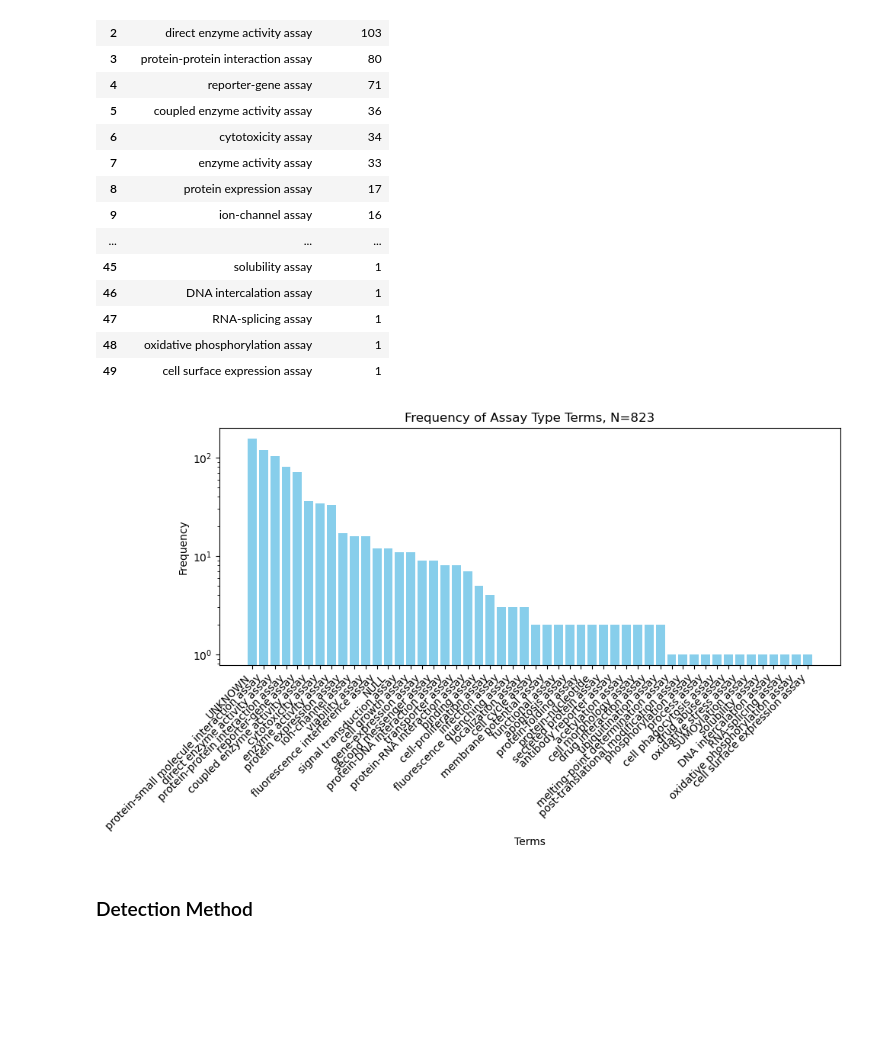
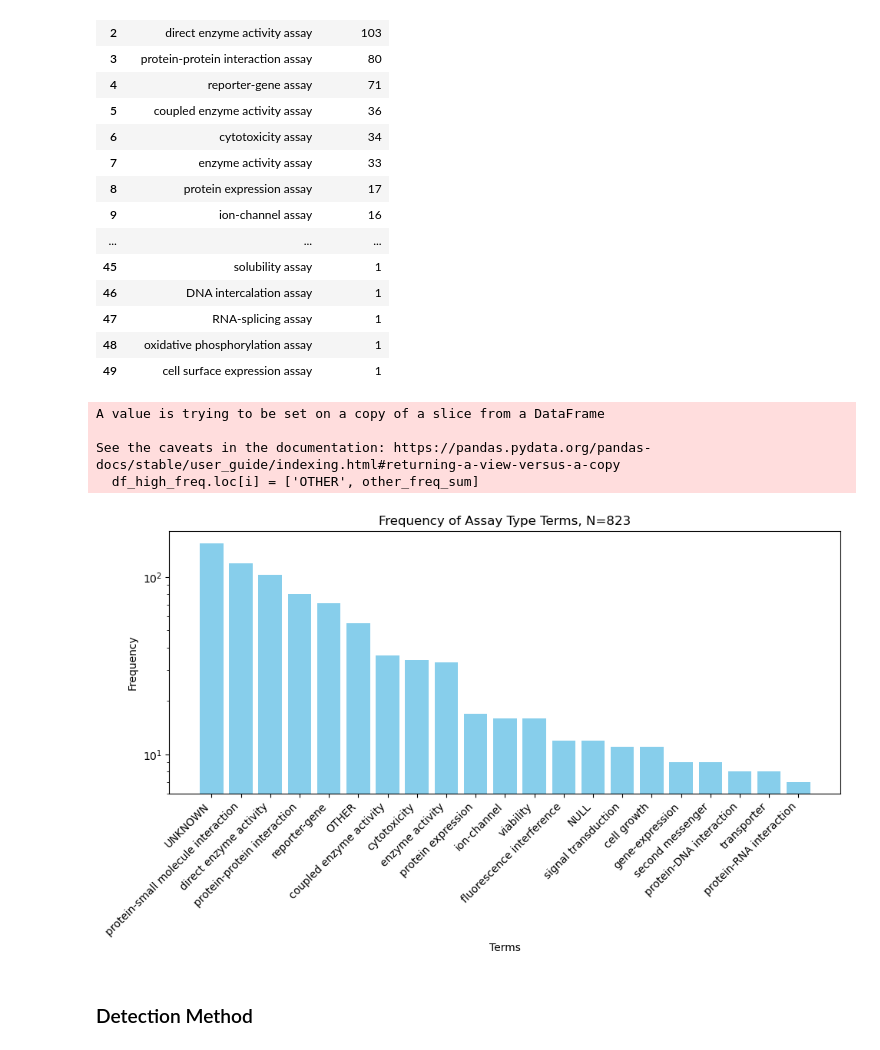
Before and after one commit to unmtransinfo/Badapple2, a Jupyter notebook: src/notebooks/assay_annotations.ipynb, the cells around one changed output. Drawn from its saved outputs; the diff is of its cells as text; code cells hidden in the pictures; blank space fills up the shorter version.

```diff
--- a/src/notebooks/assay_annotations.ipynb
+++ b/src/notebooks/assay_annotations.ipynb
@@ -76,6 +76,15 @@ def get_frequency_dataframe(d: dict[str, list[str]], key: str) -> pd.DataFrame:
     df = pd.DataFrame(term_counts.items(), columns=['Term', 'Frequency'])
     df = df.sort_values(by='Frequency', ascending=False).reset_index(drop=True)
     return df
+# %%
+def get_high_frequency_df(df: pd.DataFrame, thresh: int) -> pd.DataFrame:
+    # group terms with frequencies <= thresh under "Other" category
+    df_high_freq = df[df['Frequency'] > thresh]
+    other_freq_sum = df[df['Frequency'] <= thresh]['Frequency'].sum()
+    i = len(df_high_freq)
+    df_high_freq.loc[i] = ['OTHER', other_freq_sum]
+    df_high_freq = df_high_freq.sort_values(by='Frequency', ascending=False).reset_index(drop=True)
+    return df_high_freq
 # %%
 def plot_term_counts(frequency_df: pd.DataFrame, key: str):
     n_total = sum(frequency_df['Frequency'])
@@ -143,10 +154,20 @@ annotation_2_df['Assay Type']
 | 47 | RNA-splicing assay | 1 |
 | 48 | oxidative phosphorylation assay | 1 |
 | 49 | cell surface expression assay | 1 |
-# %%
-plot_term_counts(annotation_2_df['Assay Type'], 'Assay Type')
-# %% [output]
-[figure, removed]
+# %%
+# for the sake of plotting, group together terms which occur <= 5 times
+annotation_2_df['Assay Type'] = get_high_frequency_df(annotation_2_df['Assay Type'], 5)
+# %% [output]
+A value is trying to be set on a copy of a slice from a DataFrame
+
+See the caveats in the documentation: https://pandas.pydata.org/pandas-docs/stable/user_guide/indexing.html#returning-a-view-versus-a-copy
+  df_high_freq.loc[i] = ['OTHER', other_freq_sum]
+# %%
+# remove redundant substr "assay" for plot
+annotation_2_df['Assay Type']["Term"] = annotation_2_df['Assay Type']["Term"].map(lambda x: x.replace(' assay', ''))
+plot_term_counts(annotation_2_df['Assay Type'], 'Assay Type')
+# %% [output]
+[figure, added]
 # %% [markdown]
 ### Detection Method
 # %%
```
Also changed, not shown: parts of 6 cells of this notebook, 1 other file.
